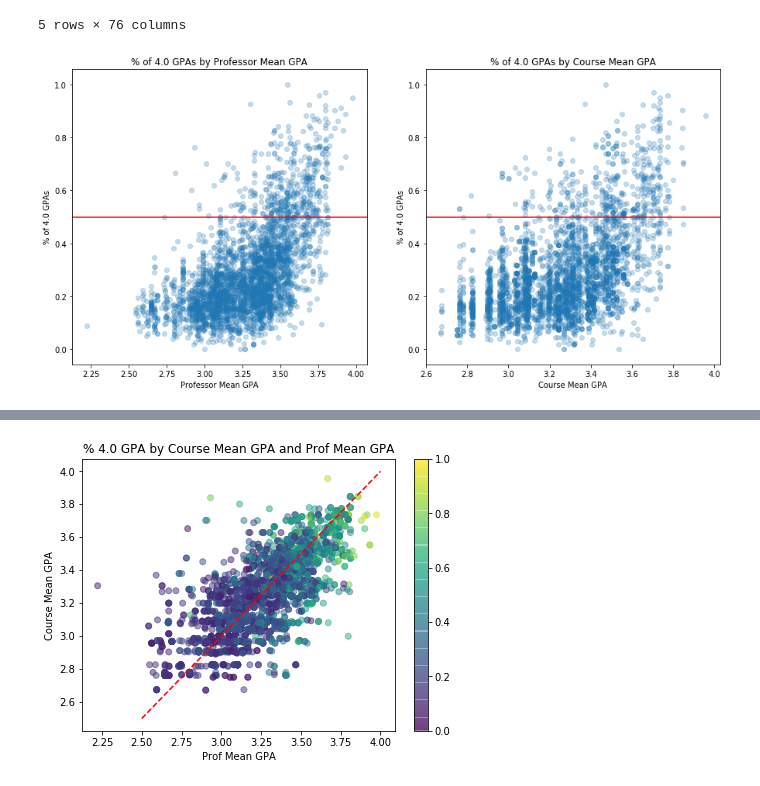
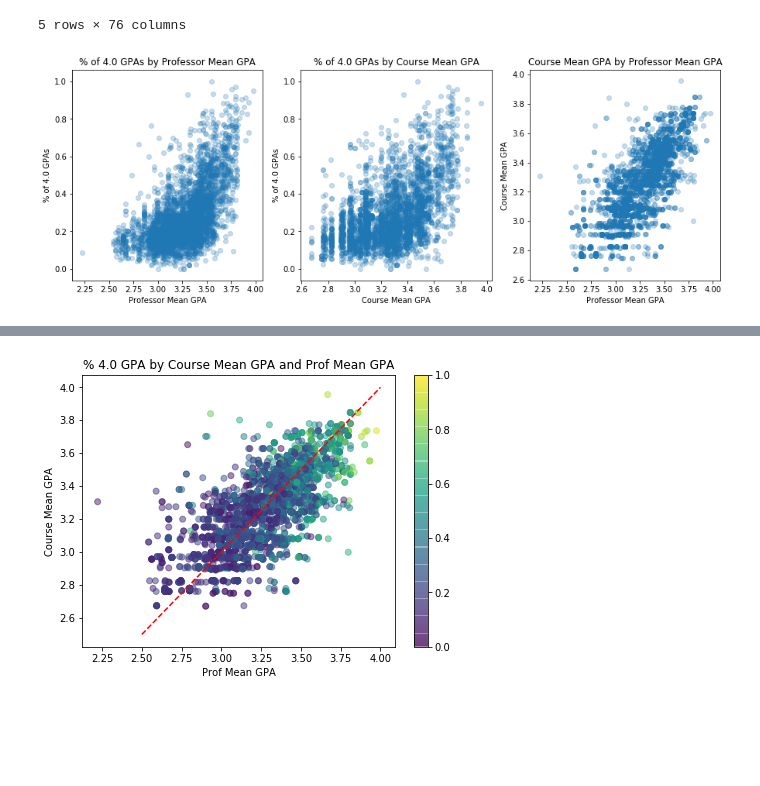
Before and after one commit to kaizersaber/stats131, a Jupyter notebook: Project.ipynb, the cells around one changed output, grey strips where cells are left out. Drawn from its saved outputs; the diff is of its cells as text; code cells hidden in the pictures; blank space fills up the shorter version.

Commit message:
2018-11-29 Added Prof/Course Mean

```diff
--- a/Project.ipynb
+++ b/Project.ipynb
@@ -1090,24 +1090,28 @@ data_ge_profcourse.head()
 | 4 | 30 | 12 | 19 | 2 | 13 | 7 | 14 | 0 | 0 | 2 | ... |
 5 rows × 76 columns
 # %%
-plt.figure(figsize=(15,7))
-plt.subplot(1,2,1)
+plt.figure(figsize=(15,5))
+plt.subplot(1,3,1)
 plt.scatter(data_ge_profcourse['prof_mean'],data_ge_profcourse['gpa_4_pct'], alpha = .25)
 plt.title("% of 4.0 GPAs by Professor Mean GPA")
 plt.ylabel("% of 4.0 GPAs")
 plt.xlabel("Professor Mean GPA")
-plt.axhline(0.5, color = 'r')
 
-plt.subplot(1,2,2)
+plt.subplot(1,3,2)
 plt.scatter(data_ge_profcourse['course_mean'],data_ge_profcourse['gpa_4_pct'], alpha = .25)
 plt.title("% of 4.0 GPAs by Course Mean GPA")
 plt.ylabel("% of 4.0 GPAs")
 plt.xlabel("Course Mean GPA")
-plt.axhline(.5,color = 'r')
+
+plt.subplot(1,3,3)
+plt.scatter(data_ge_profcourse['prof_mean'],data_ge_profcourse['course_mean'], alpha = .25)
+plt.title("Course Mean GPA by Professor Mean GPA")
+plt.ylabel("Course Mean GPA")
+plt.xlabel("Professor Mean GPA")
 
 plt.show()
 # %% [output]
-[figure, old version]
+[figure, new version]
 # %%
 print(np.corrcoef(data_ge_profcourse['gpa_4_pct'], data_ge_profcourse['prof_mean'])[0,1])
 print(np.corrcoef(data_ge_profcourse['gpa_4_pct'], data_ge_profcourse['course_mean'])[0,1])
```
Also changed, not shown: parts of 2 cells of this notebook.
